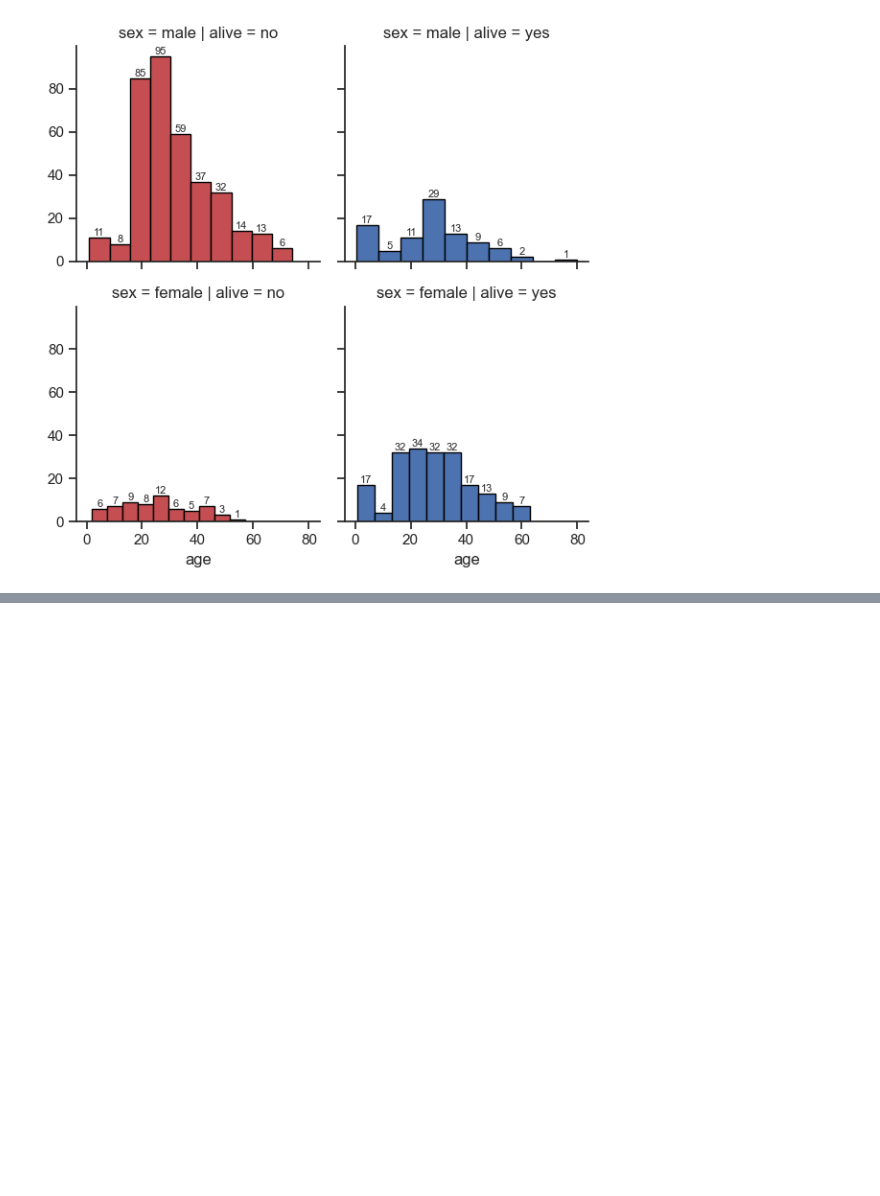
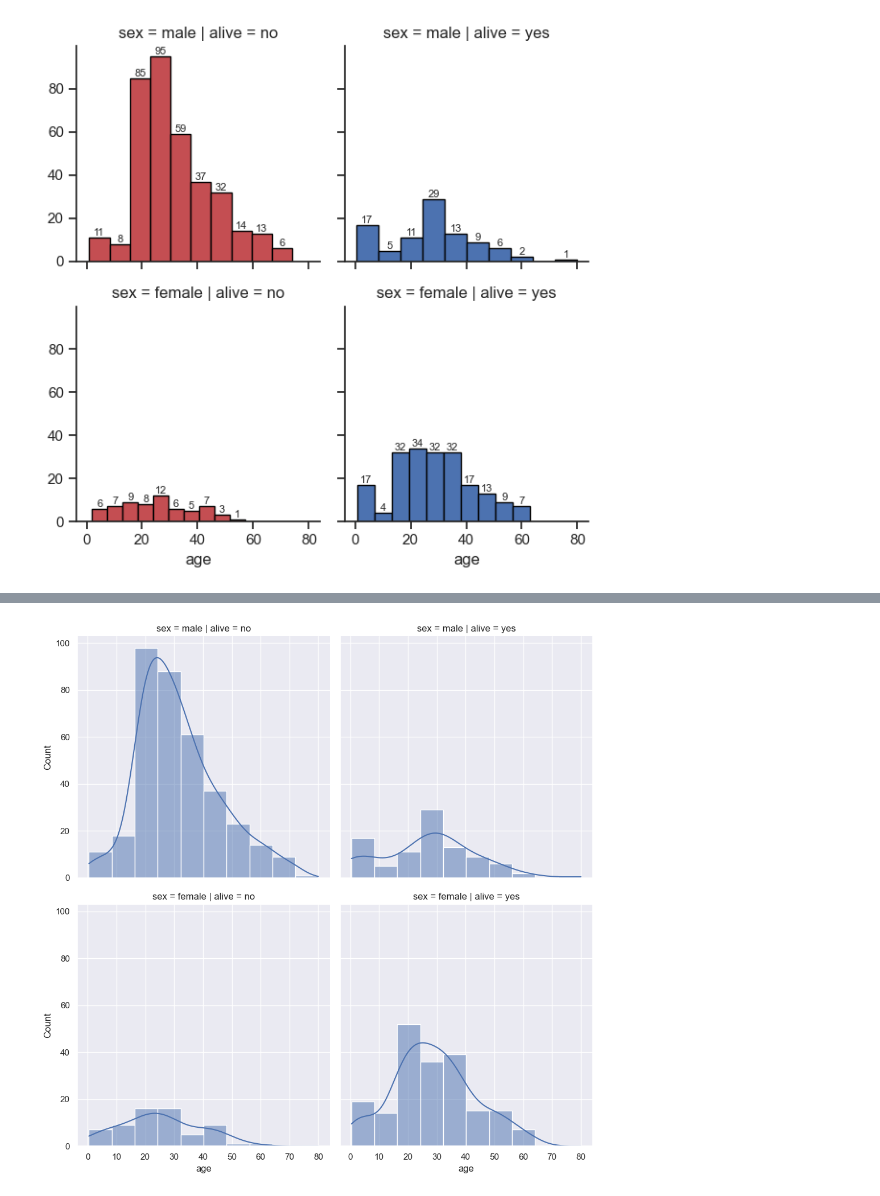
Before and after one commit to rakeshtparayil/Matplotlib-Seaborn, a Jupyter notebook: matplotlib&seaborn.ipynb, the cells around one changed output, grey strips where cells are left out. Cells and saved outputs as stored; diff of their text form; code cells hidden in the pictures; blank space fills up the shorter version.

```diff
--- a/matplotlib&seaborn.ipynb
+++ b/matplotlib&seaborn.ipynb
@@ -129,0 +162,6 @@ plt.show()
+# %%
+# Example 2: Multiple Facets with row and col
+sns.displot(data=titanic, x="age", row="sex", col="alive", kde=True, bins=10)
+plt.show()
+# %% [output]
+[figure, added]
```
Also changed, not shown: parts of 7 cells of this notebook.
